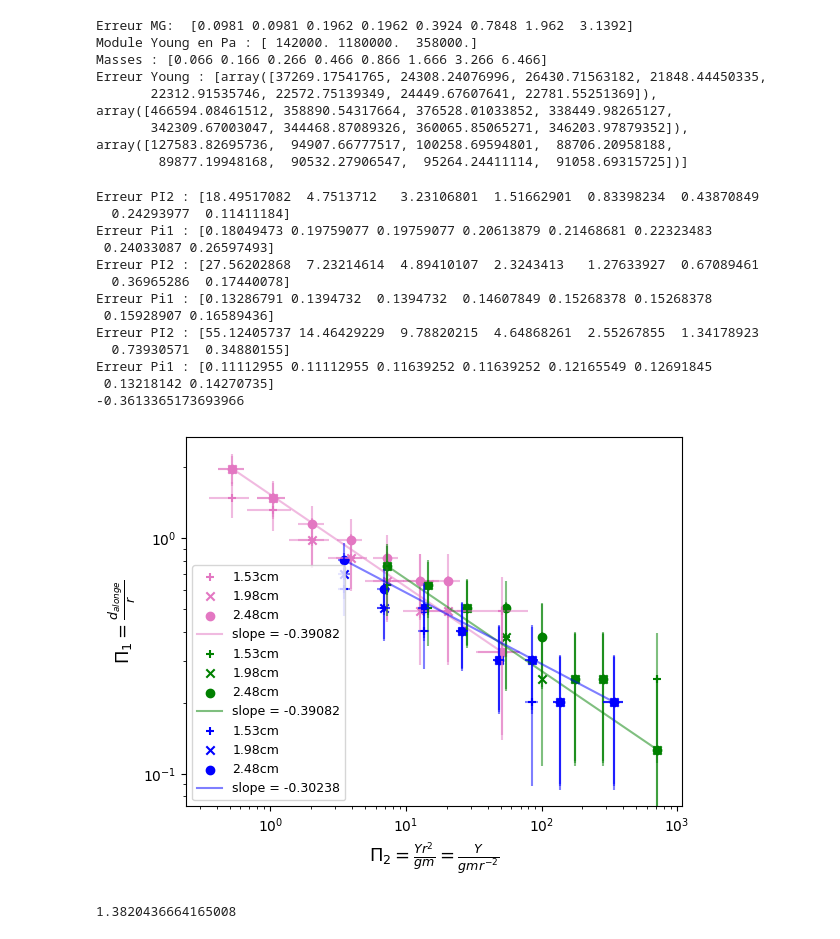
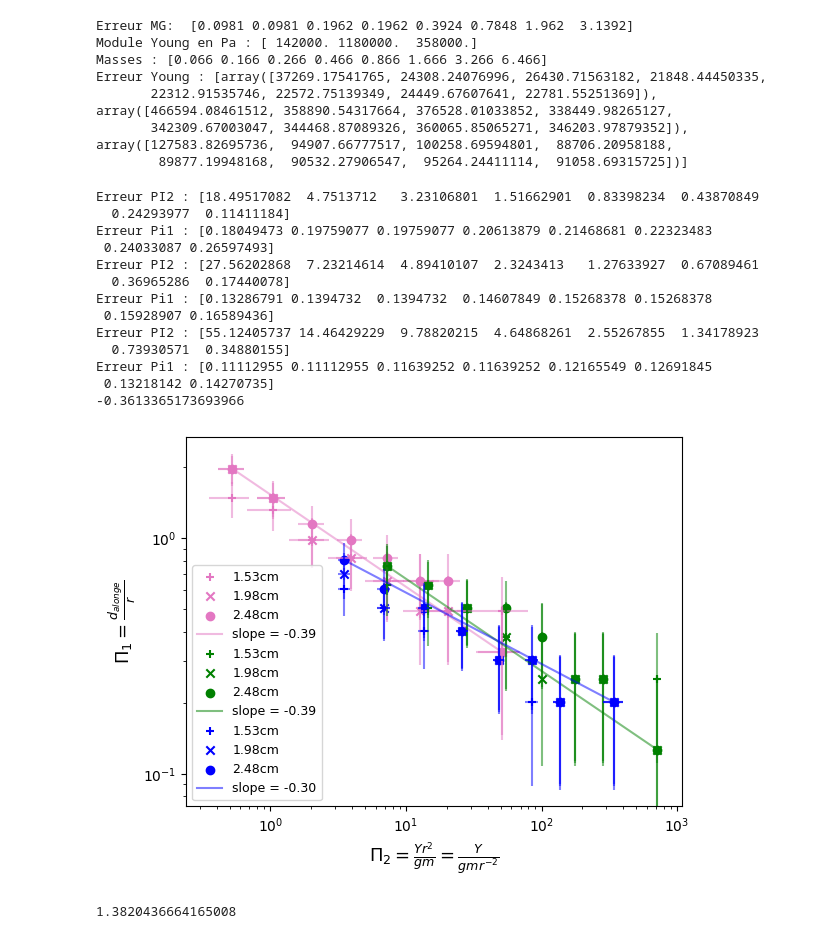
Before and after one commit to erdicn/ContactDeHertz, a Jupyter notebook: Hertz.ipynb, the cells around one changed output. Drawn from its saved outputs; the diff is of its cells as text; code cells hidden in the pictures.

```diff
--- a/Hertz.ipynb
+++ b/Hertz.ipynb
@@ -193,9 +193,9 @@ def TousSur1Graph(nb, alongations, Masses, Rayons, nomGraph, Youngs, AX, COLOR,
     print("Erreur Pi1 :", Pi1_err)
     pente = (np.log(maxy) - np.log(miny))/(np.log(maxx)-np.log(minx))
     if COLOR=="tab:pink":
-        AX.plot([minx, maxx], [miny, maxy], alpha = 0.5, label = "slope = %.5f" %pente,color=COLOR)
+        AX.plot([minx, maxx], [miny, maxy], alpha = 0.5, label = "slope = %.2f" %pente,color=COLOR)
     else:
-        AX.plot([minx, maxx], [miny, maxy], alpha = 0.5, label = "slope = %.5f" %pente,color=COLOR)
+        AX.plot([minx, maxx], [miny, maxy], alpha = 0.5, label = "slope = %.2f" %pente,color=COLOR)
 
     # pas touche la mouche
     plt.legend(bbox_to_anchor=(0,0),loc='lower left',fontsize=9)
@@ -205,34 +205,34 @@ def TousSur1Graph(nb, alongations, Masses, Rayons, nomGraph, Youngs, AX, COLOR,
     if loglog:
         AX.set_xscale('log')
         # AX.set_yscale('log')
         AX.set_yscale('log')
     return pente
     #plt.savefig("image.png")
 COLORS = ["tab:pink", "g", "b"]
 fig, AX = plt.subplots()
 PENTES = []
 for i in range(len(ToutLesSpheres)):
     PENTES.append(TousSur1Graph(i, ToutLesSpheres[i], Masses, Rayons, Noms[i], YoungPa[i], AX, COLORS[i], loglog = True))
 ALPHA = np.average(PENTES)
 print(ALPHA)
 plt.savefig("Tous.pdf", bbox_inches='tight',dpi = 500)
 plt.show()
 plt.close()
 # %% [output]
 Erreur PI2 : [18.49517082  4.7513712   3.23106801  1.51662901  0.83398234  0.43870849
   0.24293977  0.11411184]
 Erreur Pi1 : [0.18049473 0.19759077 0.19759077 0.20613879 0.21468681 0.22323483
  0.24033087 0.26597493]
 Erreur PI2 : [27.56202868  7.23214614  4.89410107  2.3243413   1.27633927  0.67089461
   0.36965286  0.17440078]
 Erreur Pi1 : [0.13286791 0.1394732  0.1394732  0.14607849 0.15268378 0.15268378
  0.15928907 0.16589436]
 Erreur PI2 : [55.12405737 14.46429229  9.78820215  4.64868261  2.55267855  1.34178923
   0.73930571  0.34880155]
 Erreur Pi1 : [0.11112955 0.11112955 0.11639252 0.11639252 0.12165549 0.12691845
  0.13218142 0.14270735]
 -0.3613365173693966
-[figure, old version]
+[figure, new version]
 # %%
 # def valeurs(Y, r, m, g = 9.81):
 #     val = r*(((Y * r**2) / (g * m))**(ALPHA))
```
Also changed, not shown: parts of 1 cell of this notebook, 2 other files.
